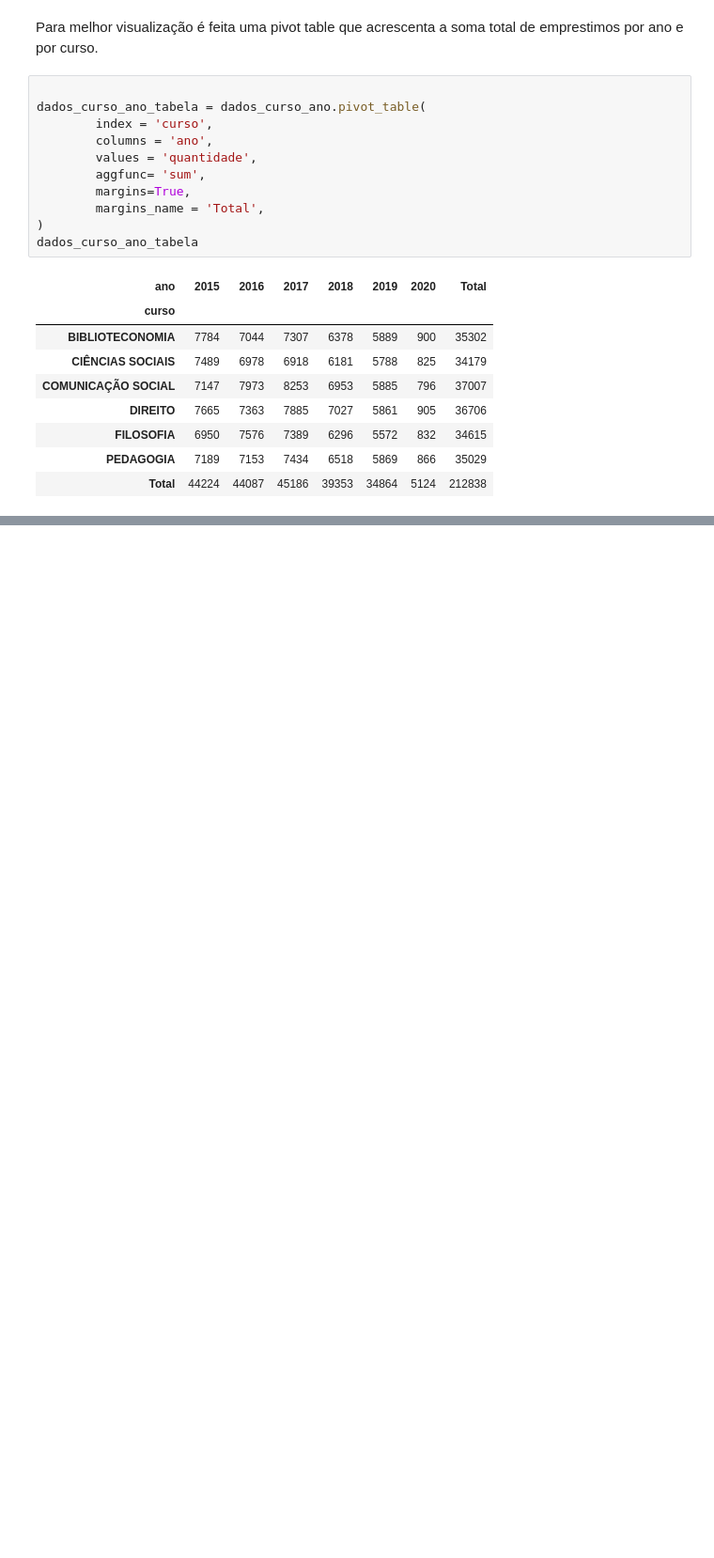
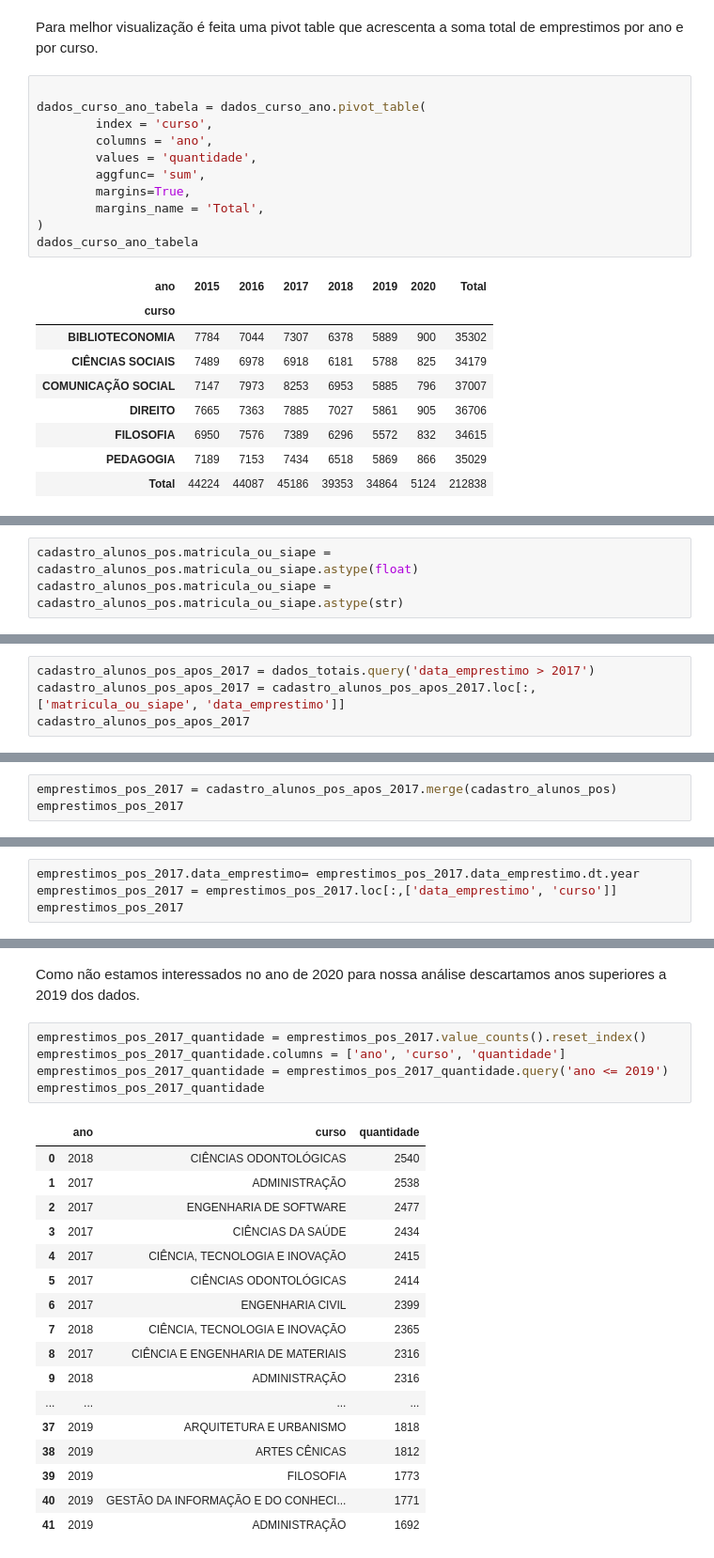
Before and after one commit to thaisornellas/tha_is_learning, a Jupyter notebook: 7days.ipynb, the cells around one changed output, grey strips where cells are left out. Shown at 94% size. Drawn from its saved outputs; the diff is of its cells as text; blank space fills up the shorter version.

Commit message:
Dia 7 do desafio de 7 dias de analise de dados

```diff
--- a/7days.ipynb
+++ b/7days.ipynb
@@ -1086,0 +1131,3 @@ dados_curso_ano_tabela
+# %%
+cadastro_alunos_pos.matricula_ou_siape = cadastro_alunos_pos.matricula_ou_siape.astype(float)
+cadastro_alunos_pos.matricula_ou_siape = cadastro_alunos_pos.matricula_ou_siape.astype(str)
@@ -1086,0 +1143,4 @@ dados_curso_ano_tabela
+# %%
+cadastro_alunos_pos_apos_2017 = dados_totais.query('data_emprestimo > 2017')
+cadastro_alunos_pos_apos_2017 = cadastro_alunos_pos_apos_2017.loc[:,['matricula_ou_siape', 'data_emprestimo']]
+cadastro_alunos_pos_apos_2017
@@ -1086,0 +1161,3 @@ dados_curso_ano_tabela
+# %%
+emprestimos_pos_2017 = cadastro_alunos_pos_apos_2017.merge(cadastro_alunos_pos)
+emprestimos_pos_2017
@@ -1086,0 +1178,4 @@ dados_curso_ano_tabela
+# %%
+emprestimos_pos_2017.data_emprestimo= emprestimos_pos_2017.data_emprestimo.dt.year
+emprestimos_pos_2017 = emprestimos_pos_2017.loc[:,['data_emprestimo', 'curso']]
+emprestimos_pos_2017
@@ -1086,0 +1196,25 @@ dados_curso_ano_tabela
+# %% [markdown]
+Como não estamos interessados no ano de 2020 para nossa análise descartamos anos superiores a 2019 dos dados.
+# %%
+emprestimos_pos_2017_quantidade = emprestimos_pos_2017.value_counts().reset_index()
+emprestimos_pos_2017_quantidade.columns = ['ano', 'curso', 'quantidade']
+emprestimos_pos_2017_quantidade = emprestimos_pos_2017_quantidade.query('ano <= 2019')
+emprestimos_pos_2017_quantidade
+# %% [output]
+|  | ano | curso | quantidade |
+| 0 | 2018 | CIÊNCIAS ODONTOLÓGICAS | 2540 |
+| 1 | 2017 | ADMINISTRAÇÃO | 2538 |
+| 2 | 2017 | ENGENHARIA DE SOFTWARE | 2477 |
+| 3 | 2017 | CIÊNCIAS DA SAÚDE | 2434 |
+| 4 | 2017 | CIÊNCIA, TECNOLOGIA E INOVAÇÃO | 2415 |
+| 5 | 2017 | CIÊNCIAS ODONTOLÓGICAS | 2414 |
+| 6 | 2017 | ENGENHARIA CIVIL | 2399 |
+| 7 | 2018 | CIÊNCIA, TECNOLOGIA E INOVAÇÃO | 2365 |
+| 8 | 2017 | CIÊNCIA E ENGENHARIA DE MATERIAIS | 2316 |
+| 9 | 2018 | ADMINISTRAÇÃO | 2316 |
+| ... | ... | ... | ... |
+| 37 | 2019 | ARQUITETURA E URBANISMO | 1818 |
+| 38 | 2019 | ARTES CÊNICAS | 1812 |
+| 39 | 2019 | FILOSOFIA | 1773 |
+| 40 | 2019 | GESTÃO DA INFORMAÇÃO E DO CONHECI... | 1771 |
+| 41 | 2019 | ADMINISTRAÇÃO | 1692 |
```
Also changed, not shown: parts of 33 cells of this notebook.
